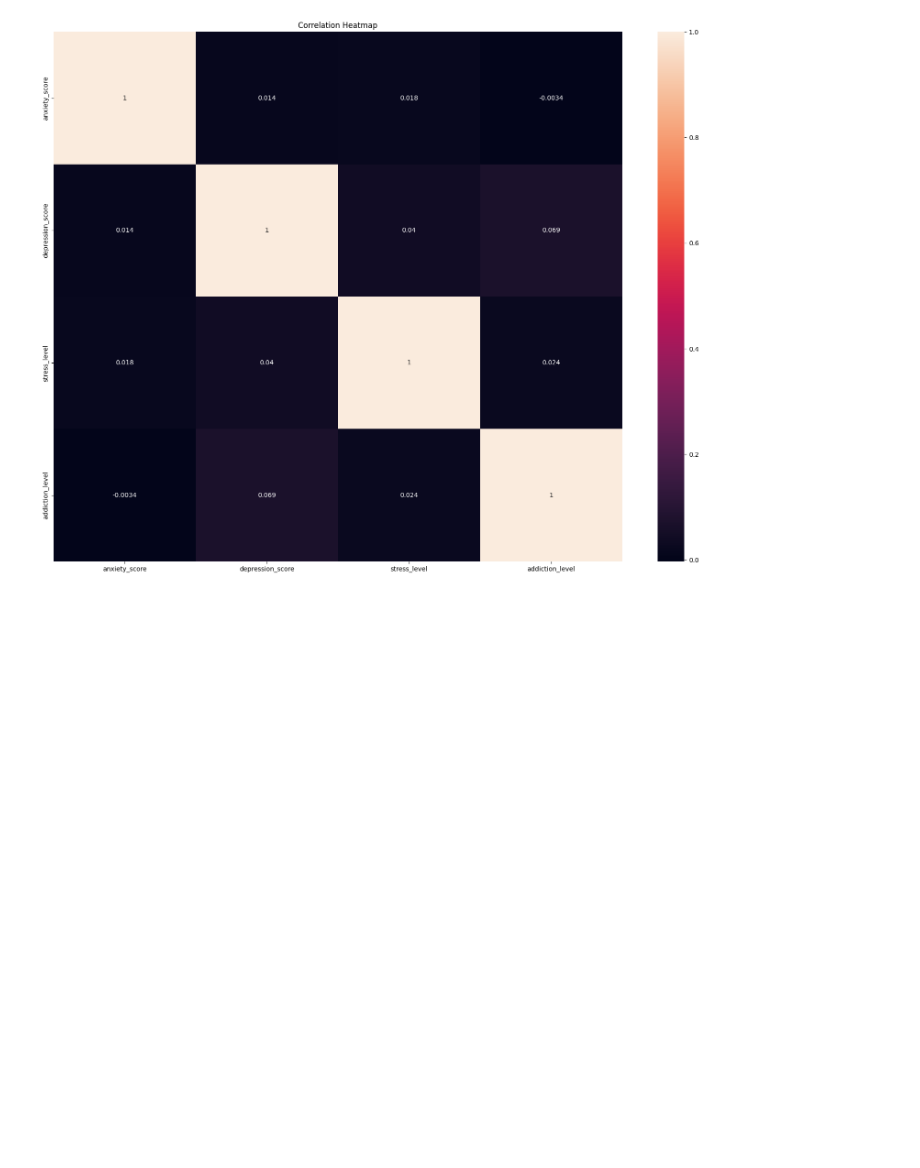
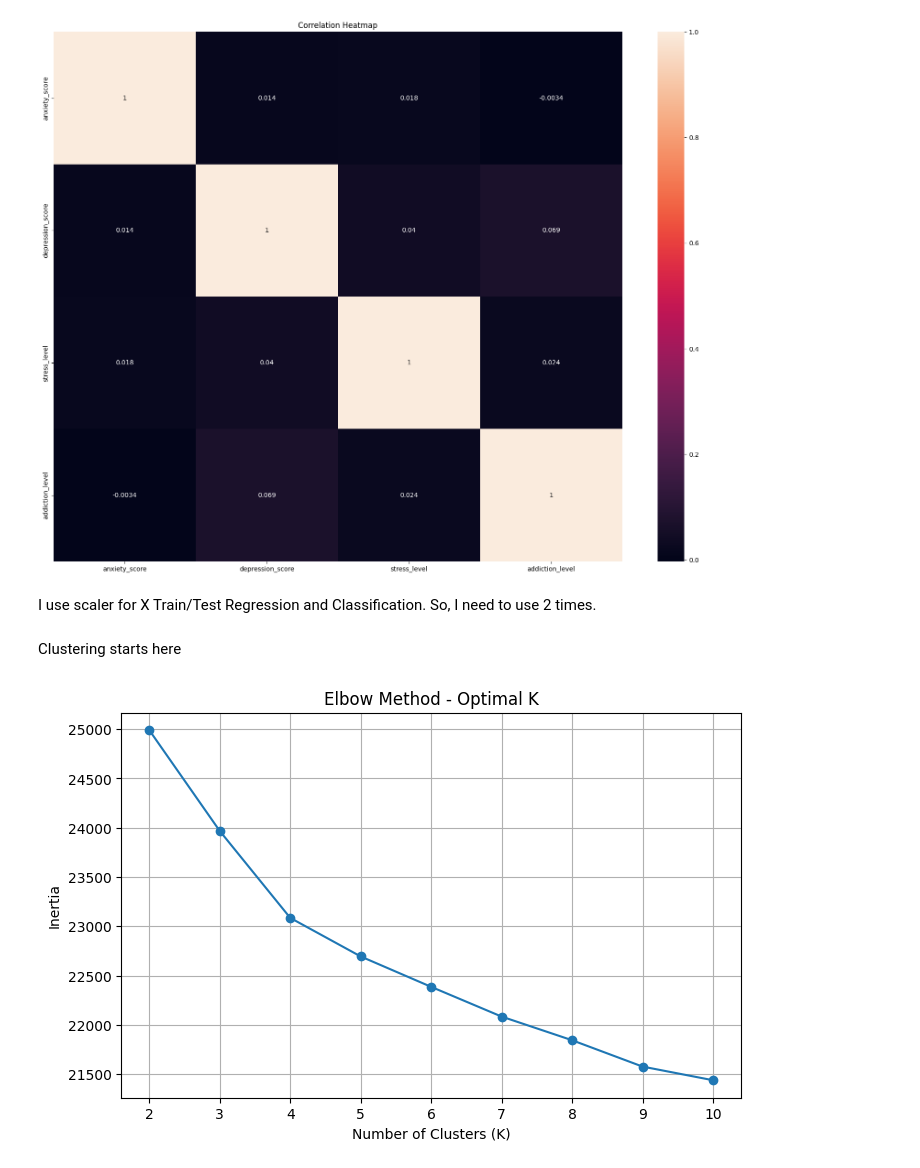
Before and after one commit to akhmadjonovsherzod/Impact-of-Gaming-Behavior-on-Academic-and-Psychological-Outcomes, a Jupyter notebook: gaming_impact.ipynb, the cells around one changed output. Drawn from its saved outputs; the diff is of its cells as text; code cells hidden in the pictures; blank space fills up the shorter version.

Commit message:
Version 1.9.0: Project is completed to according to initial plan. Clustering, regression and classification modeling, summary are added

```diff
--- a/gaming_impact.ipynb
+++ b/gaming_impact.ipynb
@@ -281,0 +284,7 @@ plt.show()
+# %% [markdown]
+I use scaler for X Train/Test Regression and Classification. So, I need to use 2 times.
+# %%
+scale_reg = StandardScaler()
+
+x_train_reg_scaled = scale_reg.fit_transform(x_train_reg)
+x_test_reg_scaled = scale_reg.transform(x_test_reg)
@@ -281,0 +296,24 @@ plt.show()
+# %% [markdown]
+Clustering starts here
+# %%
+from sklearn.cluster import KMeans
+import matplotlib.pyplot as plt
+
+inertia = []
+k_range = range(2, 11)
+
+for k in k_range:
+    kmeans = KMeans(n_clusters=k, random_state=42, n_init=10)
+    kmeans.fit(x_train_reg_scaled)
+    inertia.append(kmeans.inertia_)
+
+plt.figure(figsize=(8, 5))
+plt.plot(k_range, inertia, marker='o')
+plt.title('Elbow Method - Optimal K')
+plt.xlabel('Number of Clusters (K)')
+plt.ylabel('Inertia')
+plt.xticks(k_range)
+plt.grid(True)
+plt.show()
+# %% [output]
+[figure, added]
```
Also changed, not shown: parts of 21 cells of this notebook.
